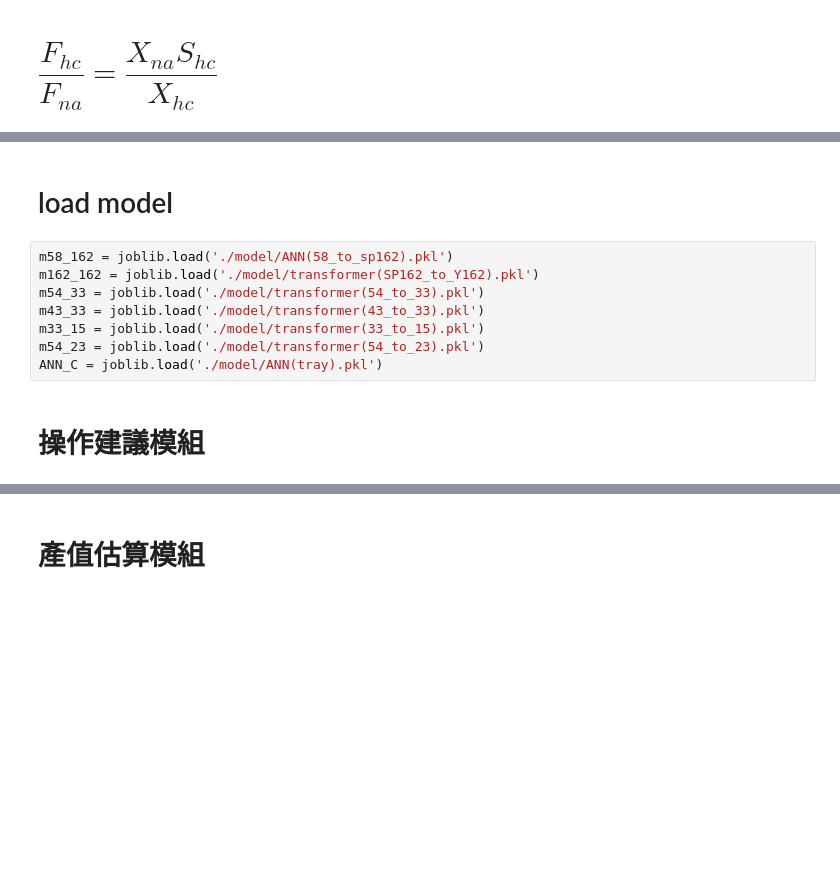
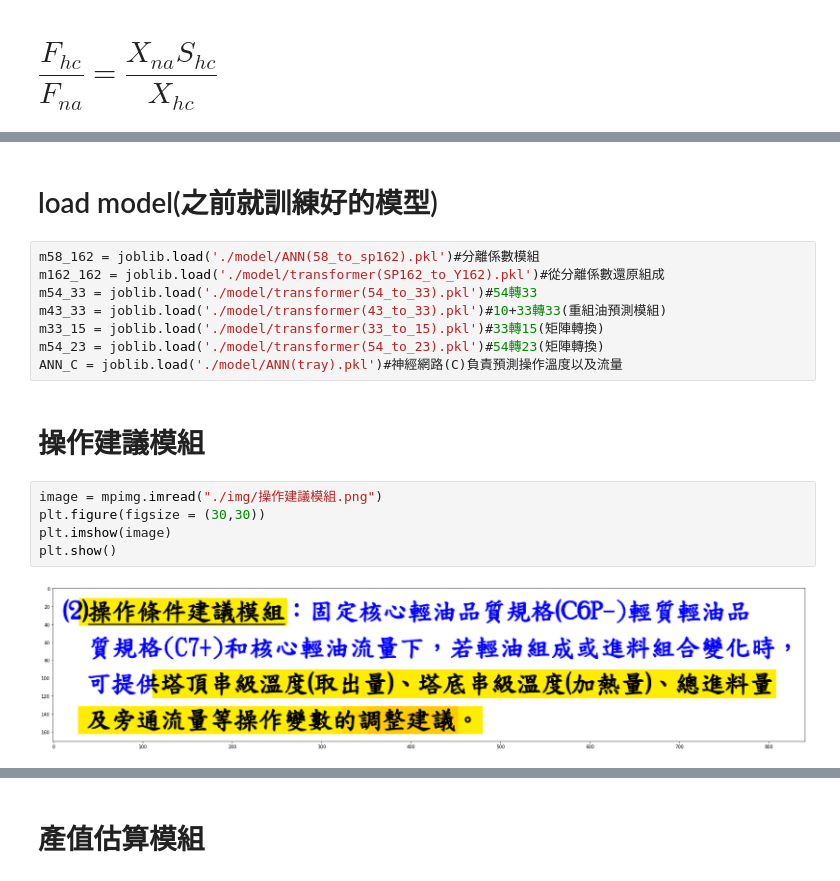
Before and after one commit to skywalker0803r/oil_project_20200424, a Jupyter notebook: Operation optimization module.ipynb, the cells around one changed output, grey strips where cells are left out. Drawn from its saved outputs; the diff is of its cells as text; blank space fills up the shorter version.

```diff
--- a/Operation optimization module.ipynb
+++ b/Operation optimization module.ipynb
@@ -52,13 +82,20 @@ array([[0.87419856]])
 # %% [markdown]
-# load model
+# load model(之前就訓練好的模型)
 # %%
-m58_162 = joblib.load('./model/ANN(58_to_sp162).pkl')
-m162_162 = joblib.load('./model/transformer(SP162_to_Y162).pkl')
-m54_33 = joblib.load('./model/transformer(54_to_33).pkl')
-m43_33 = joblib.load('./model/transformer(43_to_33).pkl')
-m33_15 = joblib.load('./model/transformer(33_to_15).pkl')
-m54_23 = joblib.load('./model/transformer(54_to_23).pkl')
-ANN_C = joblib.load('./model/ANN(tray).pkl')
+m58_162 = joblib.load('./model/ANN(58_to_sp162).pkl')#分離係數模組
+m162_162 = joblib.load('./model/transformer(SP162_to_Y162).pkl')#從分離係數還原組成
+m54_33 = joblib.load('./model/transformer(54_to_33).pkl')#54轉33
+m43_33 = joblib.load('./model/transformer(43_to_33).pkl')#10+33轉33(重組油預測模組)
+m33_15 = joblib.load('./model/transformer(33_to_15).pkl')#33轉15(矩陣轉換)
+m54_23 = joblib.load('./model/transformer(54_to_23).pkl')#54轉23(矩陣轉換)
+ANN_C = joblib.load('./model/ANN(tray).pkl')#神經網路(C)負責預測操作溫度以及流量
 # %% [markdown]
 # 操作建議模組
+# %%
+image = mpimg.imread("./img/操作建議模組.png")
+plt.figure(figsize = (30,30))
+plt.imshow(image)
+plt.show()
+# %% [output]
+[figure, added]
 # %%
```
Also changed, not shown: parts of 34 cells of this notebook.
